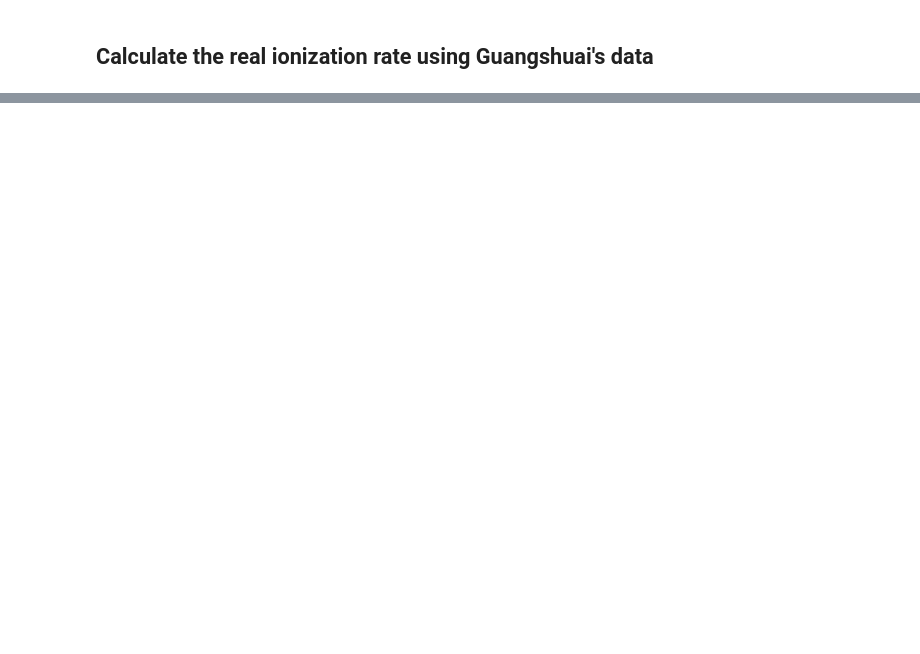
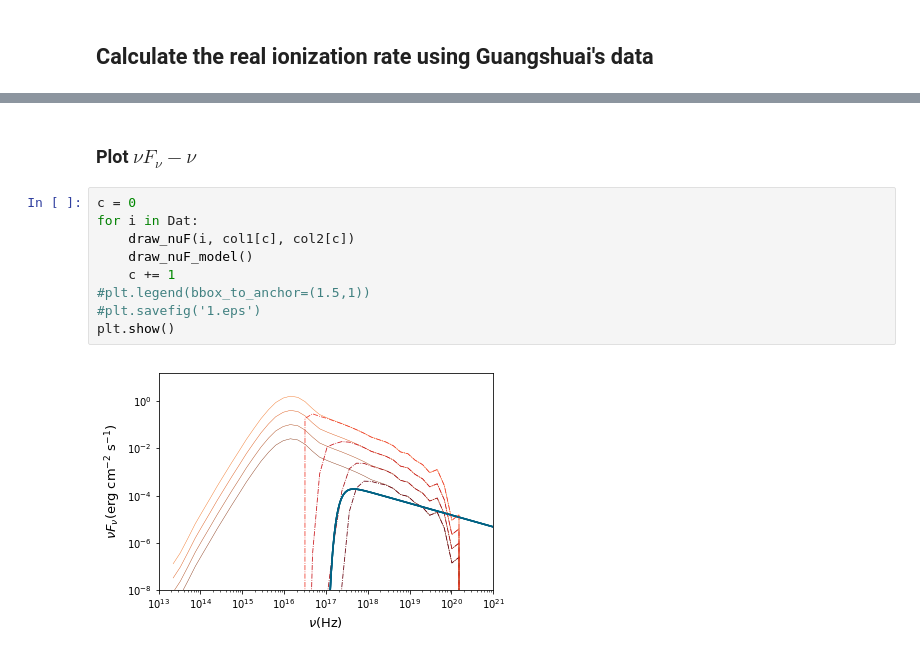
Before and after one commit to slowdivePTG/X-ray-chemistry, a Jupyter notebook: Calc_ionization_rate/Photon_Ionization.ipynb, the cells around one changed output, grey strips where cells are left out. Cells and saved outputs as stored; diff of their text form; blank space fills up the shorter version.

```diff
--- a/Calc_ionization_rate/Photon_Ionization.ipynb
+++ b/Calc_ionization_rate/Photon_Ionization.ipynb
@@ -316,0 +502,13 @@ main_x()
+# %% [markdown]
+### Plot $\nu F_\nu-\nu$
+# %%
+c = 0
+for i in Dat:
+    draw_nuF(i, col1[c], col2[c])
+    draw_nuF_model()
+    c += 1
+#plt.legend(bbox_to_anchor=(1.5,1))
+#plt.savefig('1.eps')
+plt.show()
+# %% [output]
+[figure, added]
```
Also changed, not shown: parts of 50 cells of this notebook, 9 other files.
